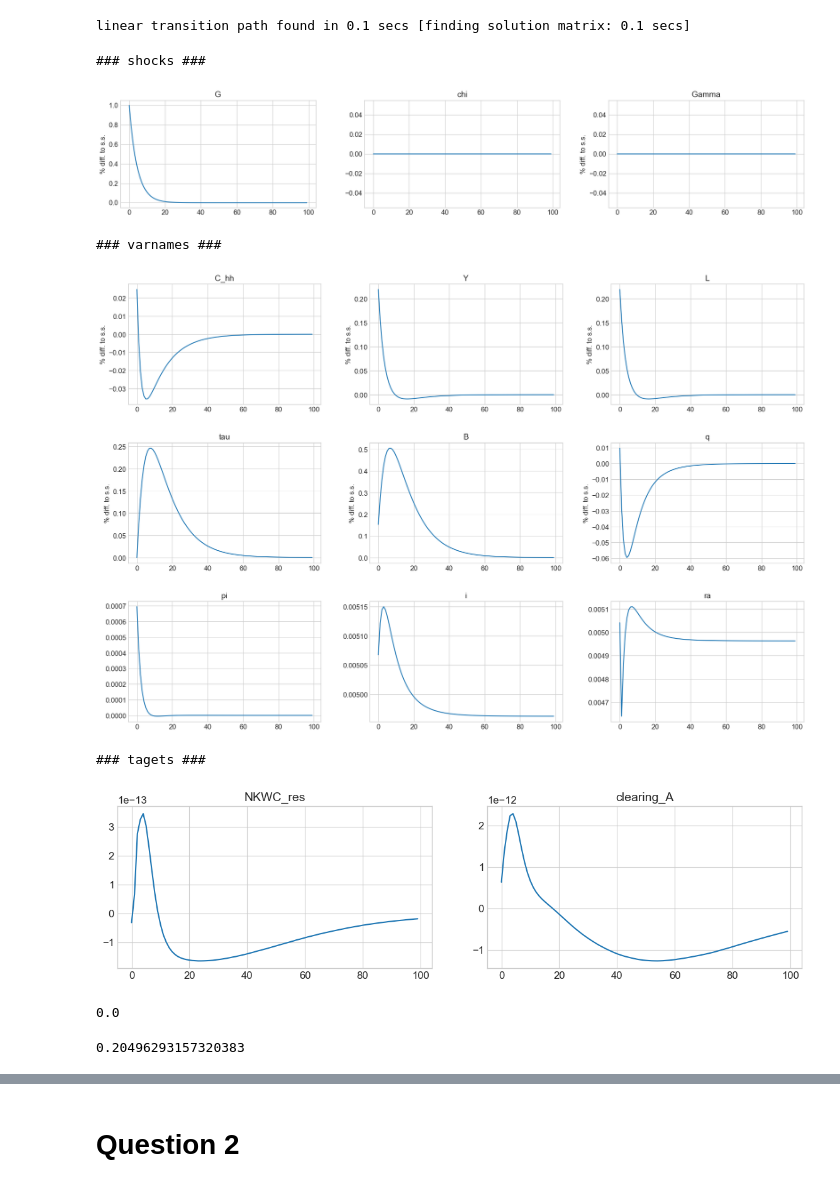
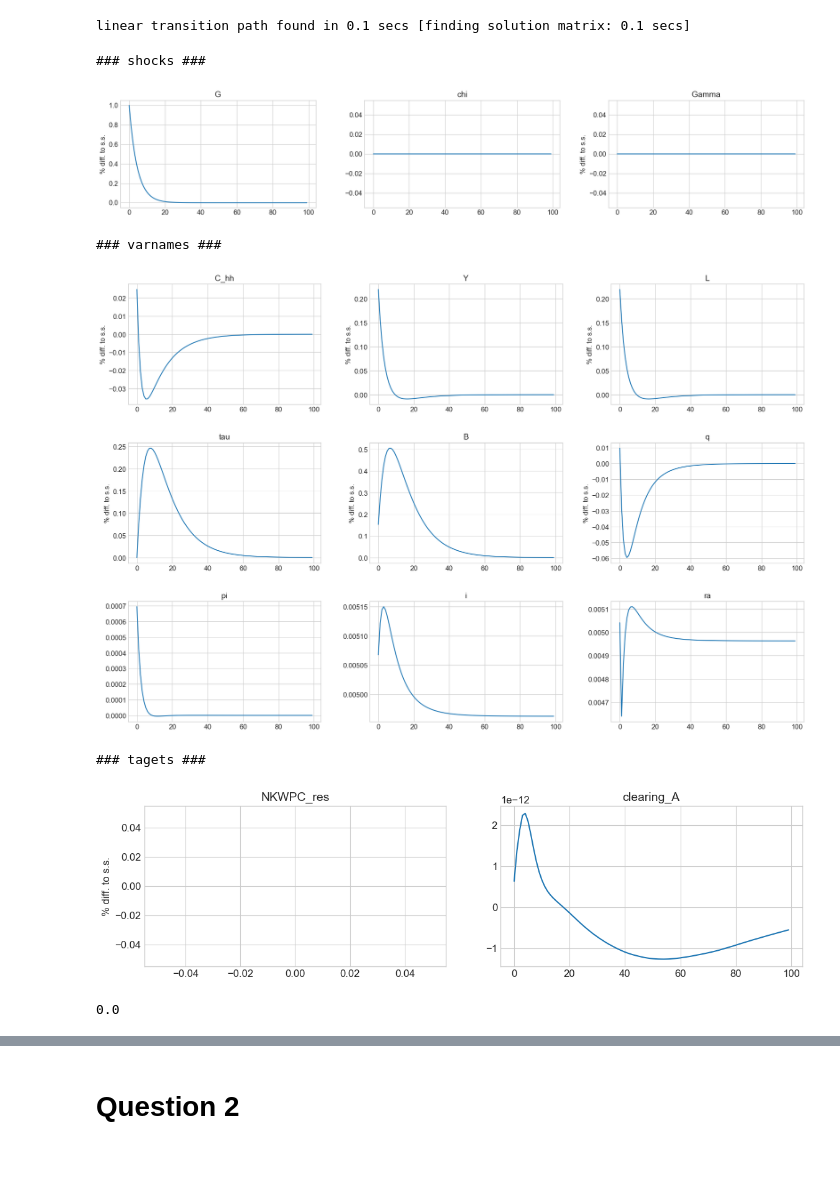
Before and after one commit to AskerNC/AdvMacroHet, a Jupyter notebook: Assignments/Handin/A2_HANK/HANK.ipynb, the cells around one changed output, grey strips where cells are left out. Saved outputs shown, nothing was run; the diff lists cells and outputs as text; code cells hidden in the pictures; blank space fills up the shorter version.

```diff
--- a/Assignments/Handin/A2_HANK/HANK.ipynb
+++ b/Assignments/Handin/A2_HANK/HANK.ipynb
@@ -307,22 +250,18 @@ linear transition path found in 0.1 secs [finding solution matrix: 0.1 secs]
 # %%
 paths = ['C_hh','r','ra','B','tau','pi','i','q','L']
 
 paths = ['C_hh','Y','L','tau','B','q','pi','i','ra']
 #paths =['Y','A_hh','B','i','r','pi','q','C_hh','tau']
-lvl_value = ['r','pi','pi_w','i','NKWC_res','clearing_A','chi','ra']
+lvl_value = ['r','pi','pi_w','i','NKPWC_res','clearing_A','chi','ra']
 model.show_IRFs(paths,lvl_value=lvl_value,T_max=100,ncols=3)
 # %% [output]
 ### shocks ###
 [figure]
 ### varnames ###
 [figure]
 ### tagets ###
-[figure, old version]
+[figure, new version]
 # %%
 (model.path.tau[0,0]-ss.tau)/ss.tau
 # %% [output]
 0.0
-# %%
-ss.tau
-# %% [output]
-0.20496293157320383
```
Also changed, not shown: parts of 33 cells of this notebook, 11 other files.
